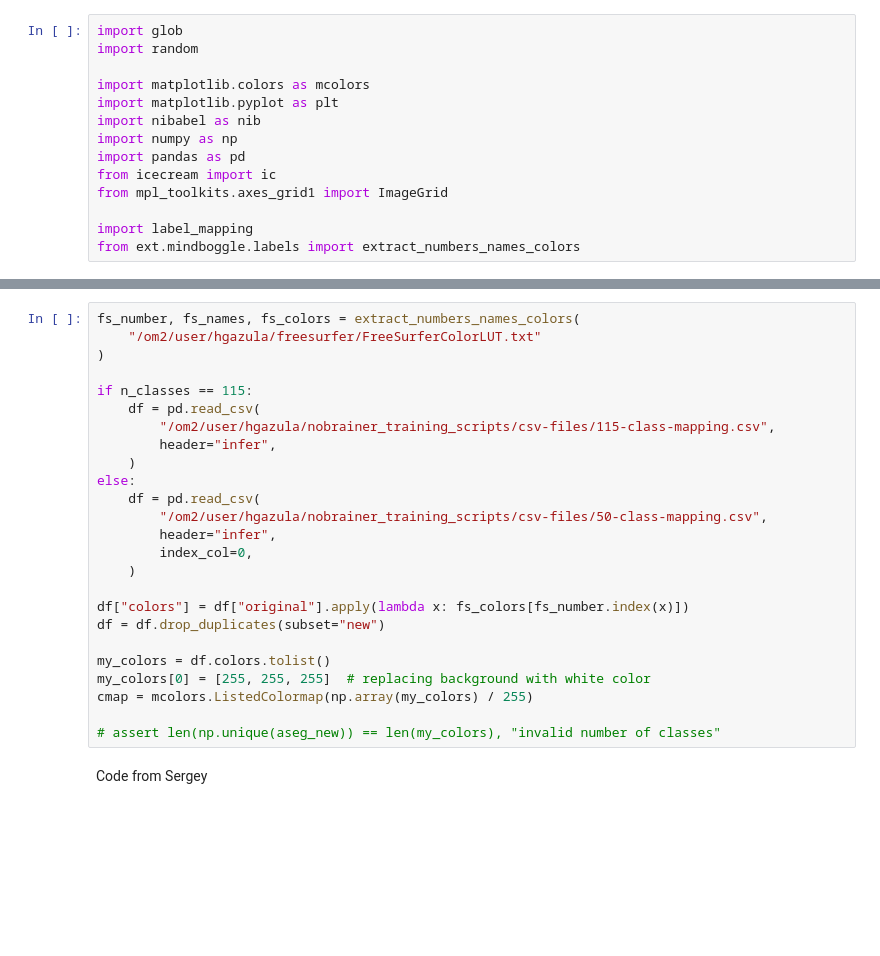
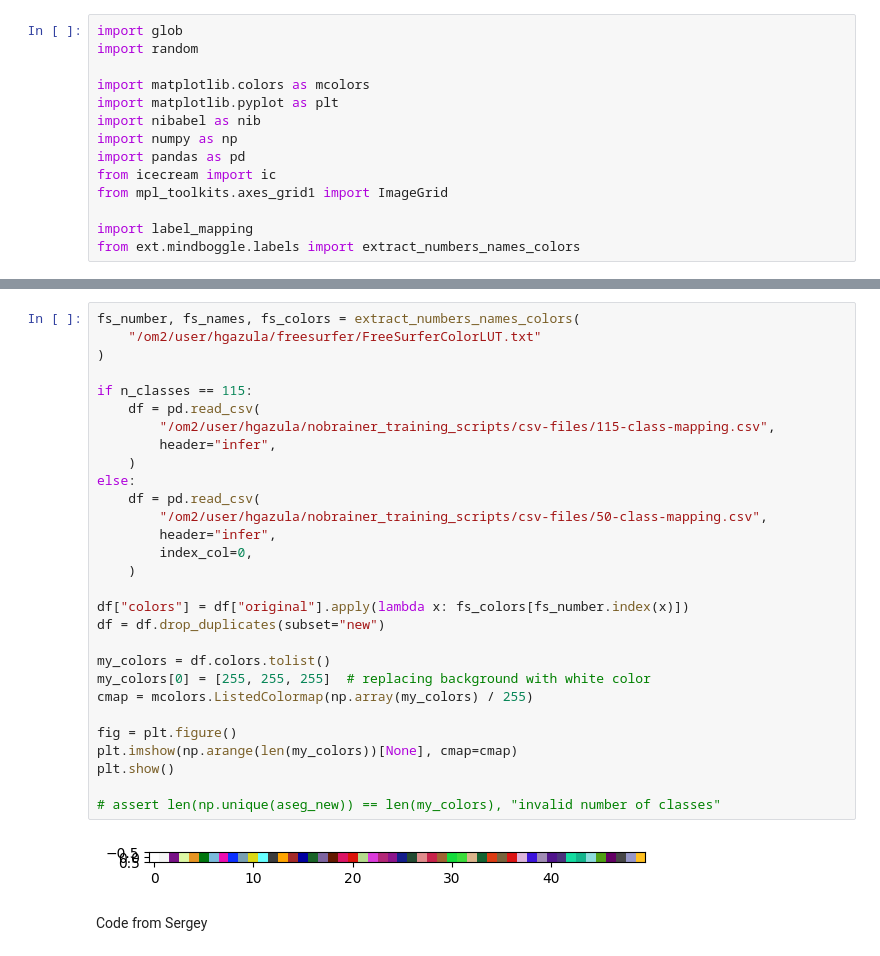
Before and after one commit to neuronets/nobrainer_training_scripts, a Jupyter notebook: 1.2.0/notebooks/brainy_plots.ipynb, the cells around one changed output, grey strips where cells are left out. Cells and saved outputs as stored; diff of their text form; blank space fills up the shorter version.

```diff
--- a/1.2.0/notebooks/brainy_plots.ipynb
+++ b/1.2.0/notebooks/brainy_plots.ipynb
@@ -41,28 +32,34 @@ ic| len(np.unique(aseg_new)): 50
 # %%
 fs_number, fs_names, fs_colors = extract_numbers_names_colors(
     "/om2/user/hgazula/freesurfer/FreeSurferColorLUT.txt"
 )
 
 if n_classes == 115:
     df = pd.read_csv(
         "/om2/user/hgazula/nobrainer_training_scripts/csv-files/115-class-mapping.csv",
         header="infer",
     )
 else:
     df = pd.read_csv(
         "/om2/user/hgazula/nobrainer_training_scripts/csv-files/50-class-mapping.csv",
         header="infer",
         index_col=0,
     )
 
 df["colors"] = df["original"].apply(lambda x: fs_colors[fs_number.index(x)])
 df = df.drop_duplicates(subset="new")
 
 my_colors = df.colors.tolist()
 my_colors[0] = [255, 255, 255]  # replacing background with white color
 cmap = mcolors.ListedColormap(np.array(my_colors) / 255)
 
+fig = plt.figure()
+plt.imshow(np.arange(len(my_colors))[None], cmap=cmap)
+plt.show()
+
 # assert len(np.unique(aseg_new)) == len(my_colors), "invalid number of classes"
+# %% [output]
+[figure, added]
 # %% [markdown]
 Code from Sergey
 # %%
```
Also changed, not shown: parts of 8 cells of this notebook, 5 other files.
